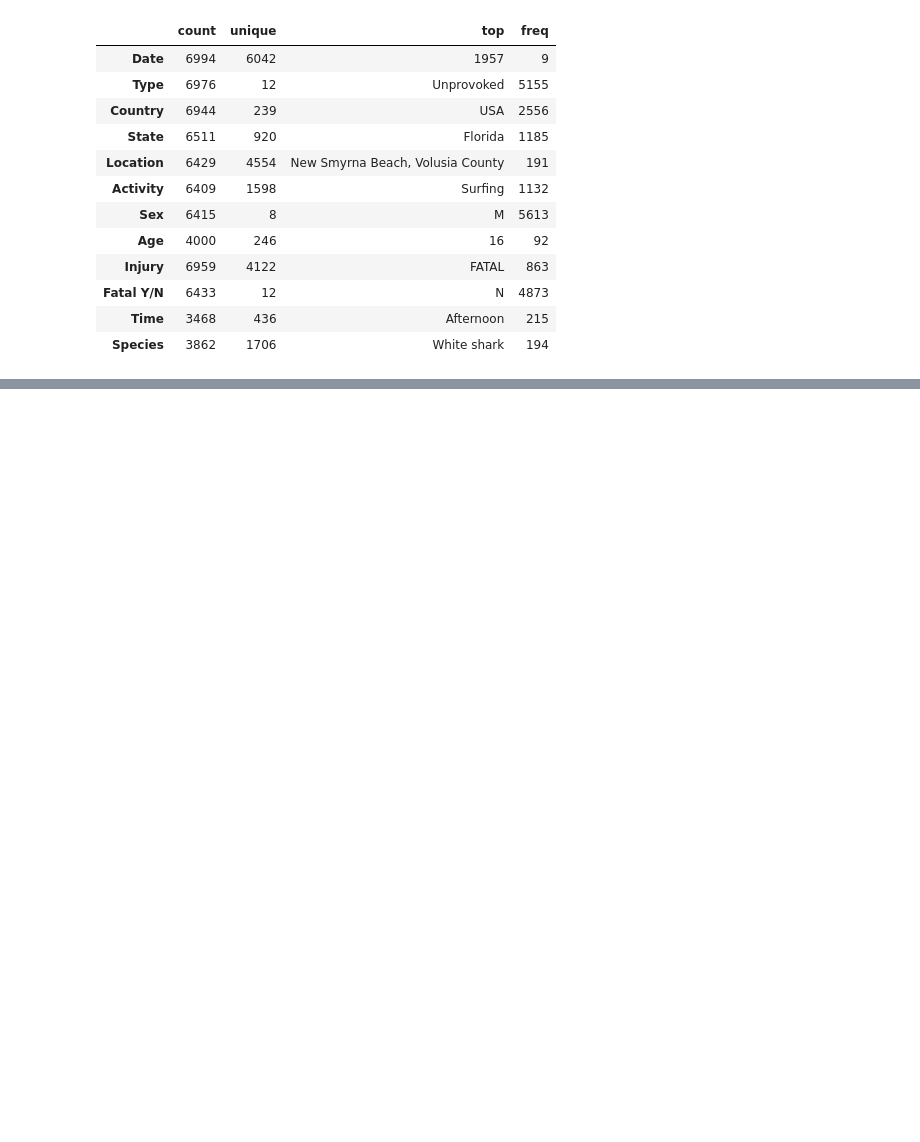
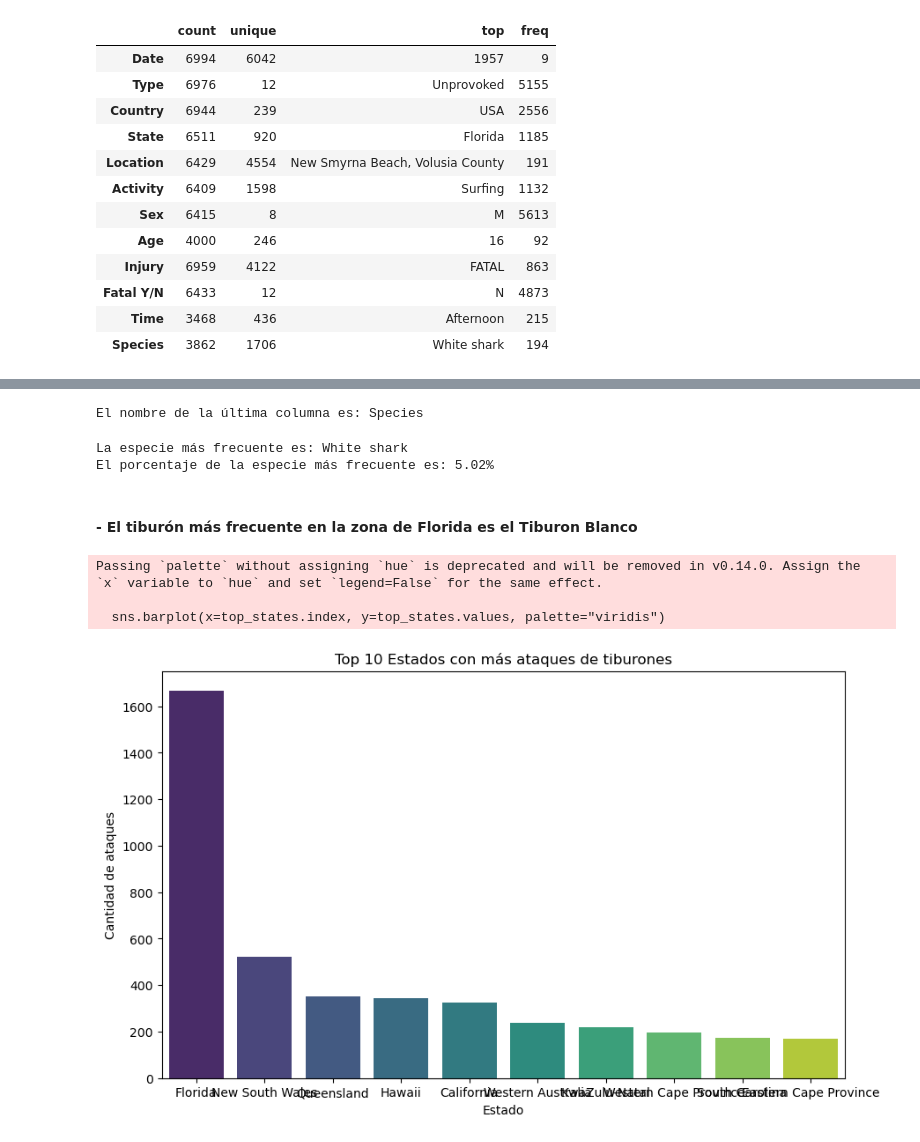
Before and after one commit to Cristina-Puertas-Camarero/shark-attacks, a Jupyter notebook: Ataque_tiburones_Cris.ipynb, the cells around one changed output, grey strips where cells are left out. Drawn from its saved outputs; the diff is of its cells as text; code cells hidden in the pictures; blank space fills up the shorter version.

```diff
--- a/Ataque_tiburones_Cris.ipynb
+++ b/Ataque_tiburones_Cris.ipynb
@@ -208,0 +155,3 @@ df
+# %%
+estado_mas_frecuente = df['State'].mode()[0]
+df['State'].fillna(estado_mas_frecuente, inplace=True)
@@ -208,0 +206,6 @@ df
+# %%
+# Encontrar la fecha más frecuente en la columna "Fecha_Limpia"
+fecha_mas_frecuente = df['Fecha_Limpia'].mode()[0]
+
+# Reemplazar valores nulos con la fecha más frecuente
+df['Fecha_Limpia'].fillna(fecha_mas_frecuente, inplace=True)
@@ -208,0 +221,14 @@ df
+# %%
+# Extraer el mes
+df['Mes'] = pd.to_datetime(df['Fecha_Limpia'], format="%d-%m-%Y").dt.month
+
+# Calcular el mes más frecuente
+mes_mas_frecuente = df['Mes'].mode()[0]
+
+# Calcular el porcentaje del mes más frecuente
+total_filas = len(df)
+mes_mas_frecuente_count = df['Mes'].value_counts()[mes_mas_frecuente]
+porcentaje_mes_mas_frecuente = (mes_mas_frecuente_count / total_filas) * 100
+
+print(f"El mes más frecuente es: {mes_mas_frecuente}")
+print(f"El porcentaje del mes más frecuente es: {porcentaje_mes_mas_frecuente:.2f}%")
@@ -208,0 +284,9 @@ df
+# %%
+# Acceder a la última columna del DataFrame
+ultima_columna = df.columns[-3]
+print(f"El nombre de la última columna es: {ultima_columna}")
+
+# Eliminar filas con valores nulos en la última columna
+df_cleaned_species = df.dropna(subset=[ultima_columna])
+# %% [output]
+El nombre de la última columna es: Species
@@ -208,0 +295,16 @@ df
+# %%
+# Encontrar la especie más frecuente en la última columna
+especie_mas_frecuente = df_cleaned_species[ultima_columna].mode()[0]
+print(f"La especie más frecuente es: {especie_mas_frecuente}")
+
+# Calcular el porcentaje de la especie más frecuente
+total_filas = len(df_cleaned_species)
+especie_mas_frecuente_count = df_cleaned_species[ultima_columna].value_counts()[especie_mas_frecuente]
+porcentaje_especie_mas_frecuente = (especie_mas_frecuente_count / total_filas) * 100
+
+print(f"El porcentaje de la especie más frecuente es: {porcentaje_especie_mas_frecuente:.2f}%")
+# %% [output]
+La especie más frecuente es: White shark
+El porcentaje de la especie más frecuente es: 5.02%
+# %% [markdown]
+#### - El tiburón más frecuente en la zona de Florida es el Tiburon Blanco
@@ -208,0 +313,16 @@ df
+# %%
+# Contar los estados más frecuentes
+top_states = df['State'].value_counts().head(10)
+
+# Crear el gráfico de barras
+plt.figure(figsize=(10, 6))
+sns.barplot(x=top_states.index, y=top_states.values, palette="viridis")
+plt.title('Top 10 Estados con más ataques de tiburones')
+plt.xlabel('Estado')
+plt.ylabel('Cantidad de ataques')
+plt.show()
+# %% [output]
+Passing `palette` without assigning `hue` is deprecated and will be removed in v0.14.0. Assign the `x` variable to `hue` and set `legend=False` for the same effect.
+
+  sns.barplot(x=top_states.index, y=top_states.values, palette="viridis")
+[figure, added]
```
Also changed, not shown: parts of 64 cells of this notebook, 1 other file.
